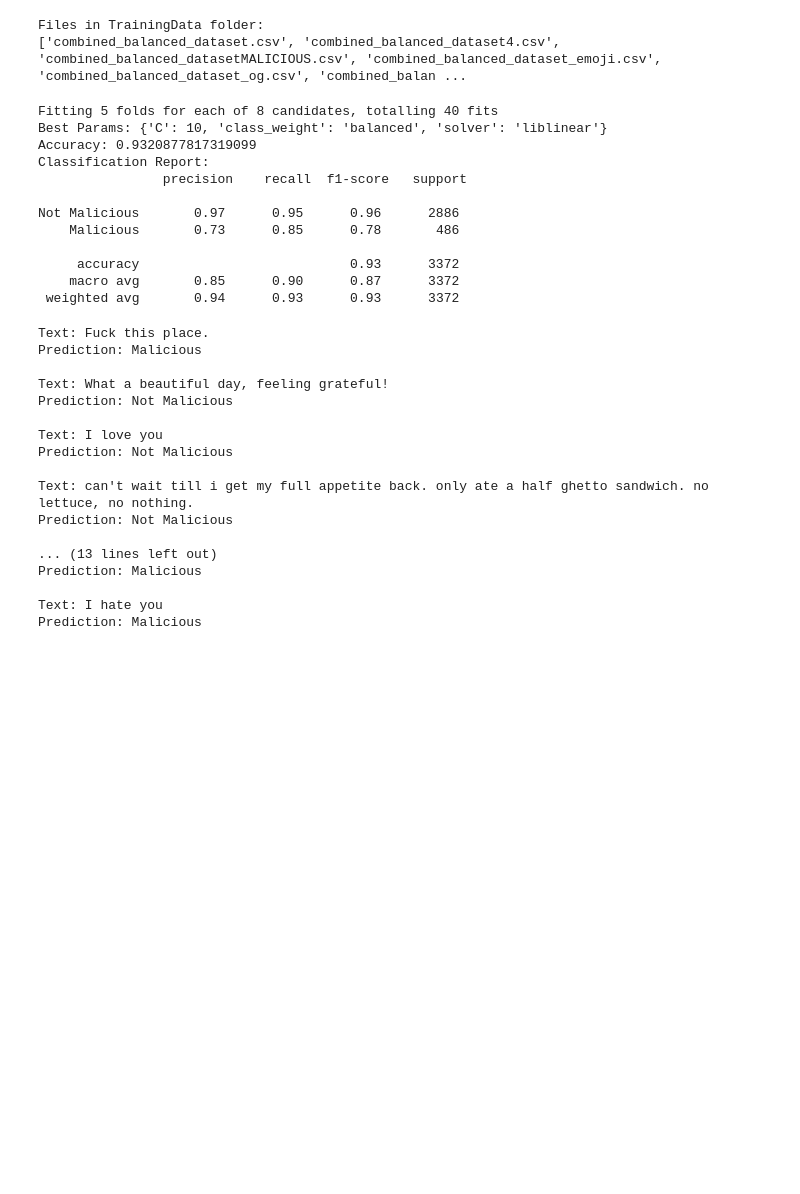
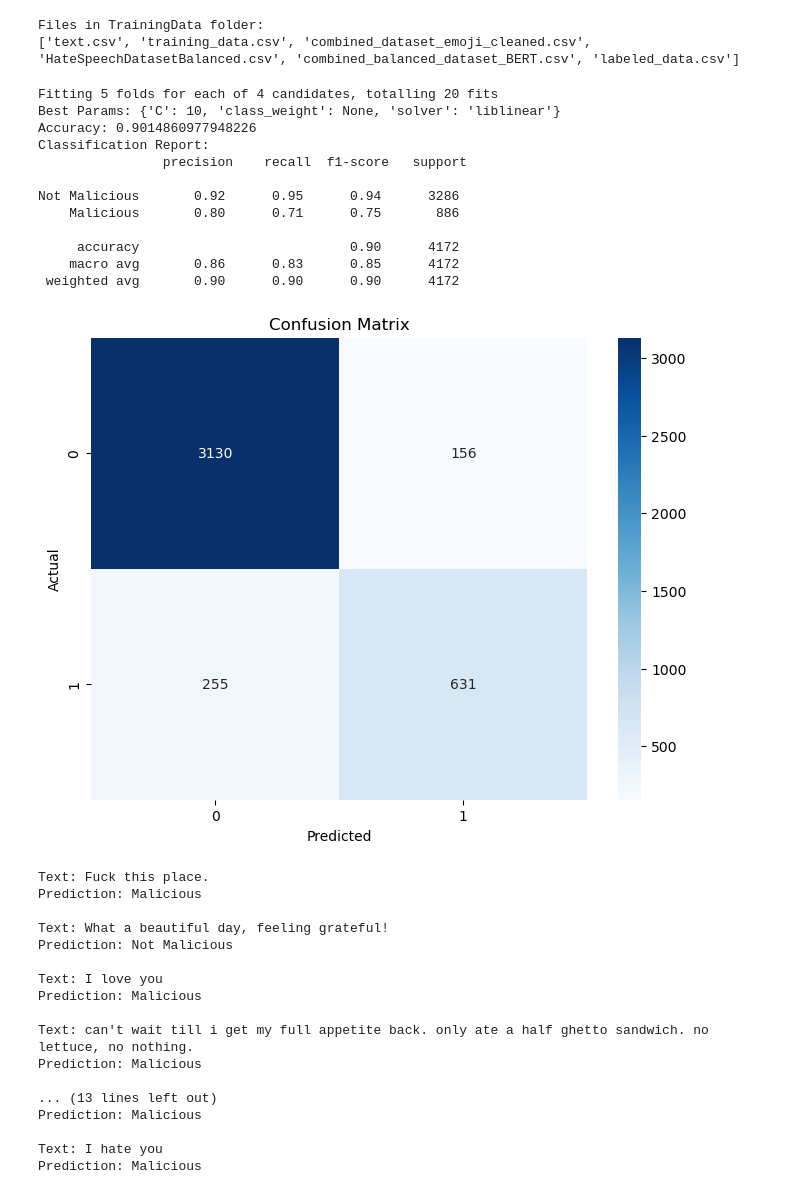
Before and after one commit to abigailxcal/PostModeration, a Jupyter notebook: LogisticRegression.ipynb, the cells around one changed output. Cells and saved outputs as stored; diff of their text form; code cells hidden in the pictures; blank space fills up the shorter version.

```diff
--- a/LogisticRegression.ipynb
+++ b/LogisticRegression.ipynb
@@ -2,15 +2,26 @@
 import os
 import pandas as pd
 
-folder_path = r"C:\Users\raned\Documents\Github\POSTMODERATION\TrainingData"
+# folder_path = r"C:\Users\raned\Documents\Github\POSTMODERATION\TrainingData"
+# print("Files in TrainingData folder:")
+# print(os.listdir(folder_path))
+
+# file_path = os.path.join(folder_path, "combined_balanced_dataset_emoji.csv")
+# training_data_df = pd.read_csv(file_path)
+
+
+folder_path = r"TrainingData"
 print("Files in TrainingData folder:")
 print(os.listdir(folder_path))
 
-file_path = os.path.join(folder_path, "combined_balanced_dataset_emoji.csv")
+file_path = os.path.join(folder_path, "combined_balanced_dataset_BERT.csv")
 training_data_df = pd.read_csv(file_path)
 # %% [output]
 Files in TrainingData folder:
-['combined_balanced_dataset.csv', 'combined_balanced_dataset4.csv', 'combined_balanced_datasetMALICIOUS.csv', 'combined_balanced_dataset_emoji.csv', 'combined_balanced_dataset_og.csv', 'combined_balan ...
+['text.csv', 'training_data.csv', 'combined_dataset_emoji_cleaned.csv', 'HateSpeechDatasetBalanced.csv', 'combined_balanced_dataset_BERT.csv', 'labeled_data.csv']
+# %%
+training_data_df['Content'] = training_data_df['CleanContent']
+training_data_df = training_data_df[['Content', 'Label']]
 # %%
 # 1. Imports
 import pandas as pd
@@ -41,41 +52,58 @@ X_test_tfidf = vectorizer.transform(X_test)
 # 7. Logistic Regression with Grid Search
 param_grid = {
     'C': [0.01, 0.1, 1, 10],
     'class_weight': [None, 'balanced'],
     'solver': ['liblinear'],  # good for small datasets & L1 penalty
 }
 
 grid = GridSearchCV(
     LogisticRegression(max_iter=2000),
     param_grid,
     cv=5,
     scoring='f1',
     verbose=1,
     n_jobs=-1
 )
 
 grid.fit(X_train_tfidf, y_train)
 
 # 8. Evaluation
 best_log_reg = grid.best_estimator_
 y_pred = best_log_reg.predict(X_test_tfidf)
 
 print("Best Params:", grid.best_params_)
 print("Accuracy:", accuracy_score(y_test, y_pred))
 print("Classification Report:\n", classification_report(y_test, y_pred, target_names=['Not Malicious', 'Malicious']))
+
+# confusion matrix
+import seaborn as sns
+import matplotlib.pyplot as plt
+from sklearn.metrics import confusion_matrix
+cm = confusion_matrix(y_test, y_pred, labels=best_log_reg.classes_)
+plt.figure(figsize=(8, 6))
+sns.heatmap(cm, annot=True, fmt='d', cmap='Blues', xticklabels=best_log_reg.classes_, yticklabels=best_log_reg.classes_)
+plt.xlabel('Predicted')
+plt.ylabel('Actual')
+plt.title('Confusion Matrix')
+plt.show()
+# Save the model and vectorizer
+
+#Accuracy = (TP + TN) / (TP + TN + FP + FN)
+# = (2924 + 779) / (2924 + 779 + 362 + 107 ) = 0.8876
 # %% [output]
-Fitting 5 folds for each of 8 candidates, totalling 40 fits
-Best Params: {'C': 10, 'class_weight': 'balanced', 'solver': 'liblinear'}
-Accuracy: 0.9320877817319099
+Fitting 5 folds for each of 4 candidates, totalling 20 fits
+Best Params: {'C': 10, 'class_weight': None, 'solver': 'liblinear'}
+Accuracy: 0.9014860977948226
 Classification Report:
                 precision    recall  f1-score   support
 
-Not Malicious       0.97      0.95      0.96      2886
-    Malicious       0.73      0.85      0.78       486
+Not Malicious       0.92      0.95      0.94      3286
+    Malicious       0.80      0.71      0.75       886
 
-     accuracy                           0.93      3372
-    macro avg       0.85      0.90      0.87      3372
- weighted avg       0.94      0.93      0.93      3372
+     accuracy                           0.90      4172
+    macro avg       0.86      0.83      0.85      4172
+ weighted avg       0.90      0.90      0.90      4172
+[figure, added]
 # %%
 # 1. Define new texts
 new_texts = [
@@ -109,10 +137,10 @@ Text: What a beautiful day, feeling grateful!
 Prediction: Not Malicious
 
 Text: I love you
-Prediction: Not Malicious
+Prediction: Malicious
 
 Text: can't wait till i get my full appetite back. only ate a half ghetto sandwich. no lettuce, no nothing.
-Prediction: Not Malicious
+Prediction: Malicious
 
 ... (13 lines left out)
 Prediction: Malicious
```
Also changed, not shown: 3 other files.
